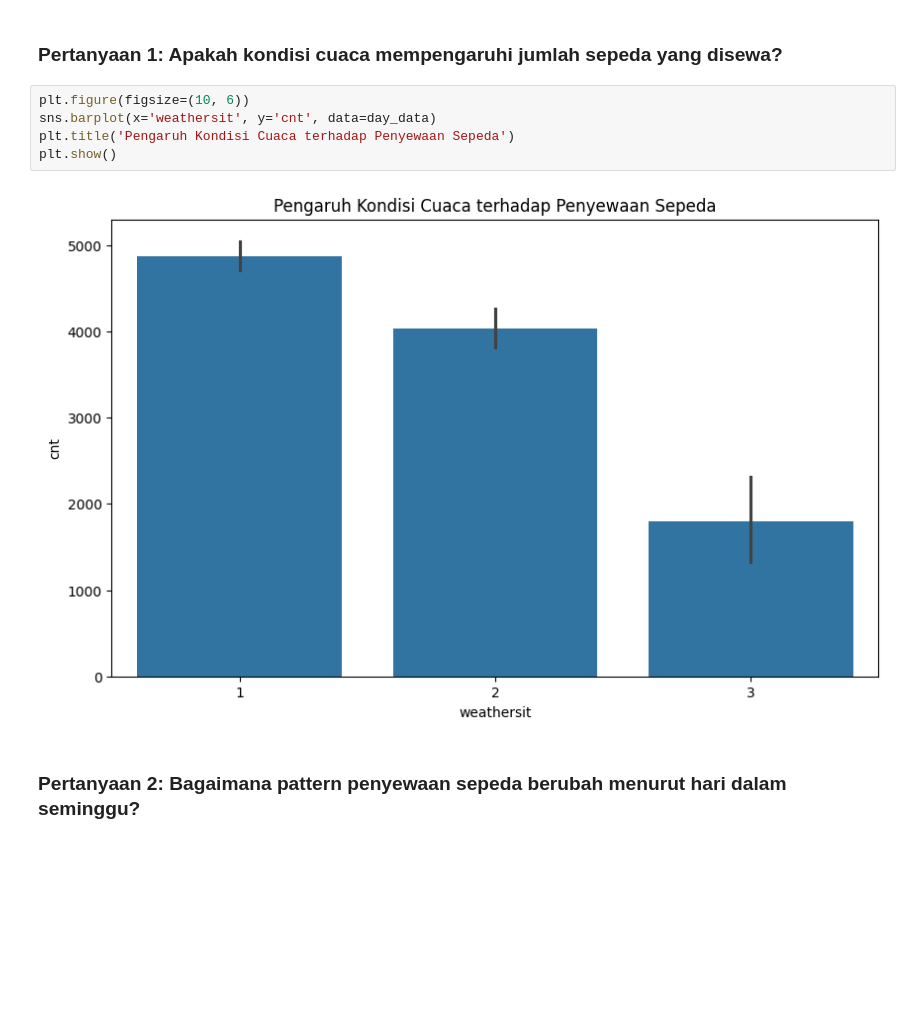
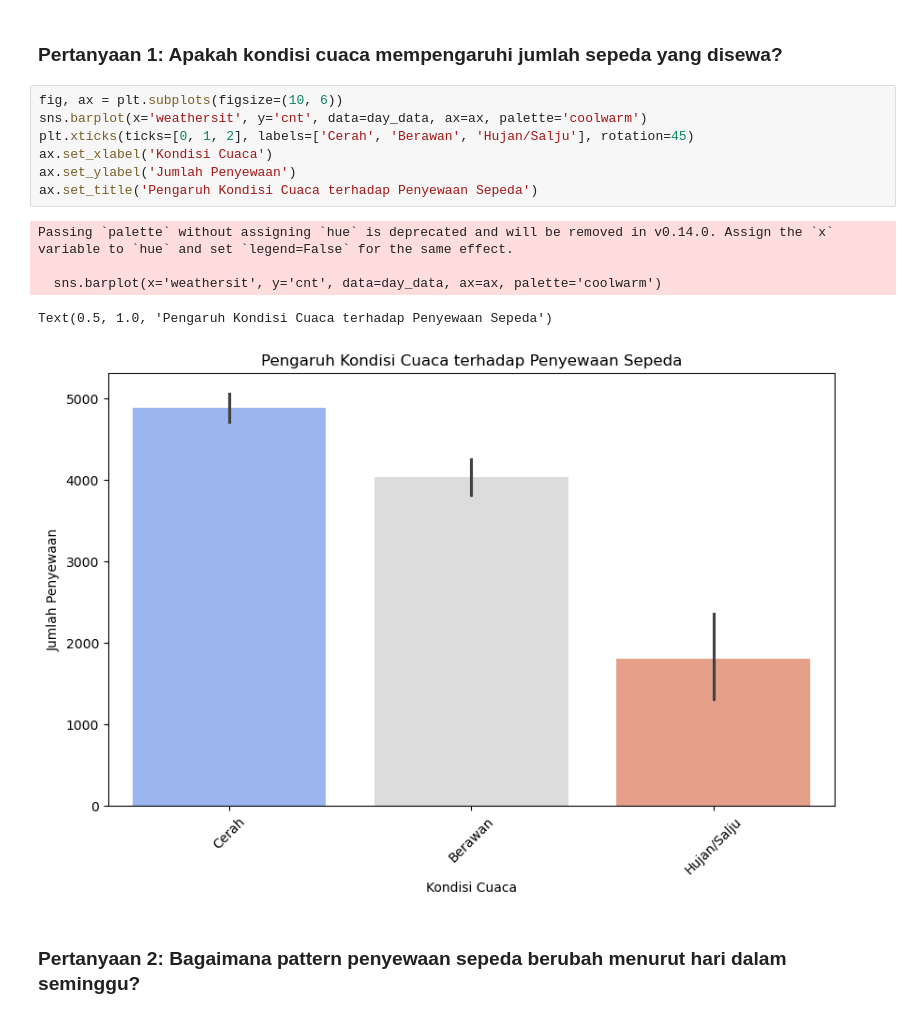
Before and after one commit to asta-kunn/Bike-Rental-Dashboard, a Jupyter notebook: Proyek_Analisis_Data.ipynb, the cells around one changed output. Drawn from its saved outputs; the diff is of its cells as text; blank space fills up the shorter version.

```diff
--- a/Proyek_Analisis_Data.ipynb
+++ b/Proyek_Analisis_Data.ipynb
@@ -169,12 +160,18 @@ plt.show()
 # %% [markdown]
 ### Pertanyaan 1: Apakah kondisi cuaca mempengaruhi jumlah sepeda yang disewa?
 # %%
-plt.figure(figsize=(10, 6))
-sns.barplot(x='weathersit', y='cnt', data=day_data)
-plt.title('Pengaruh Kondisi Cuaca terhadap Penyewaan Sepeda')
-plt.show()
+fig, ax = plt.subplots(figsize=(10, 6))
+sns.barplot(x='weathersit', y='cnt', data=day_data, ax=ax, palette='coolwarm')
+plt.xticks(ticks=[0, 1, 2], labels=['Cerah', 'Berawan', 'Hujan/Salju'], rotation=45)
+ax.set_xlabel('Kondisi Cuaca')
+ax.set_ylabel('Jumlah Penyewaan')
+ax.set_title('Pengaruh Kondisi Cuaca terhadap Penyewaan Sepeda')
 # %% [output]
+Passing `palette` without assigning `hue` is deprecated and will be removed in v0.14.0. Assign the `x` variable to `hue` and set `legend=False` for the same effect.
+
+  sns.barplot(x='weathersit', y='cnt', data=day_data, ax=ax, palette='coolwarm')
+Text(0.5, 1.0, 'Pengaruh Kondisi Cuaca terhadap Penyewaan Sepeda')
-[figure, old version]
+[figure, new version]
 # %% [markdown]
 ### Pertanyaan 2: Bagaimana pattern penyewaan sepeda berubah menurut hari dalam seminggu?
 # %%
```
Also changed, not shown: parts of 4 cells of this notebook, 2 other files.
